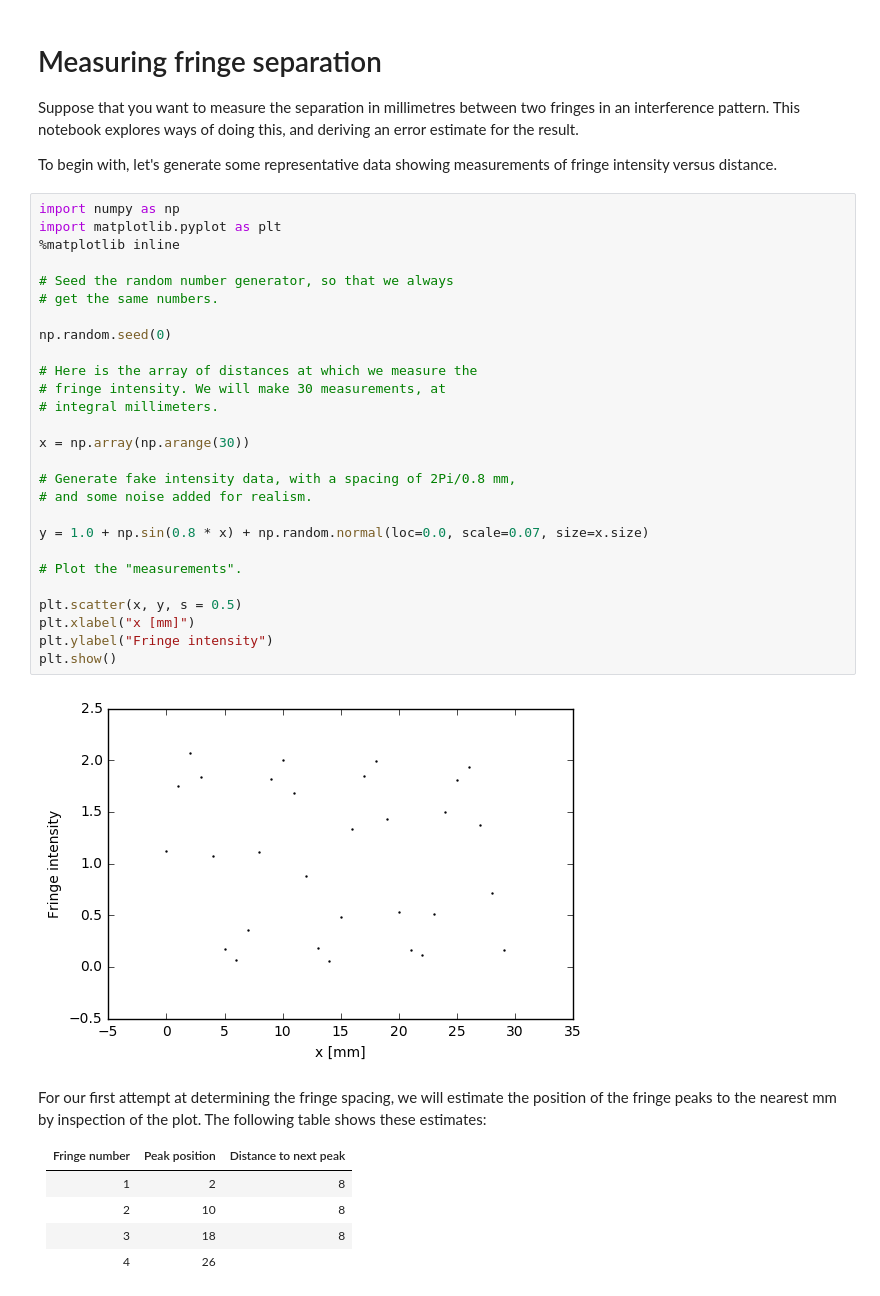
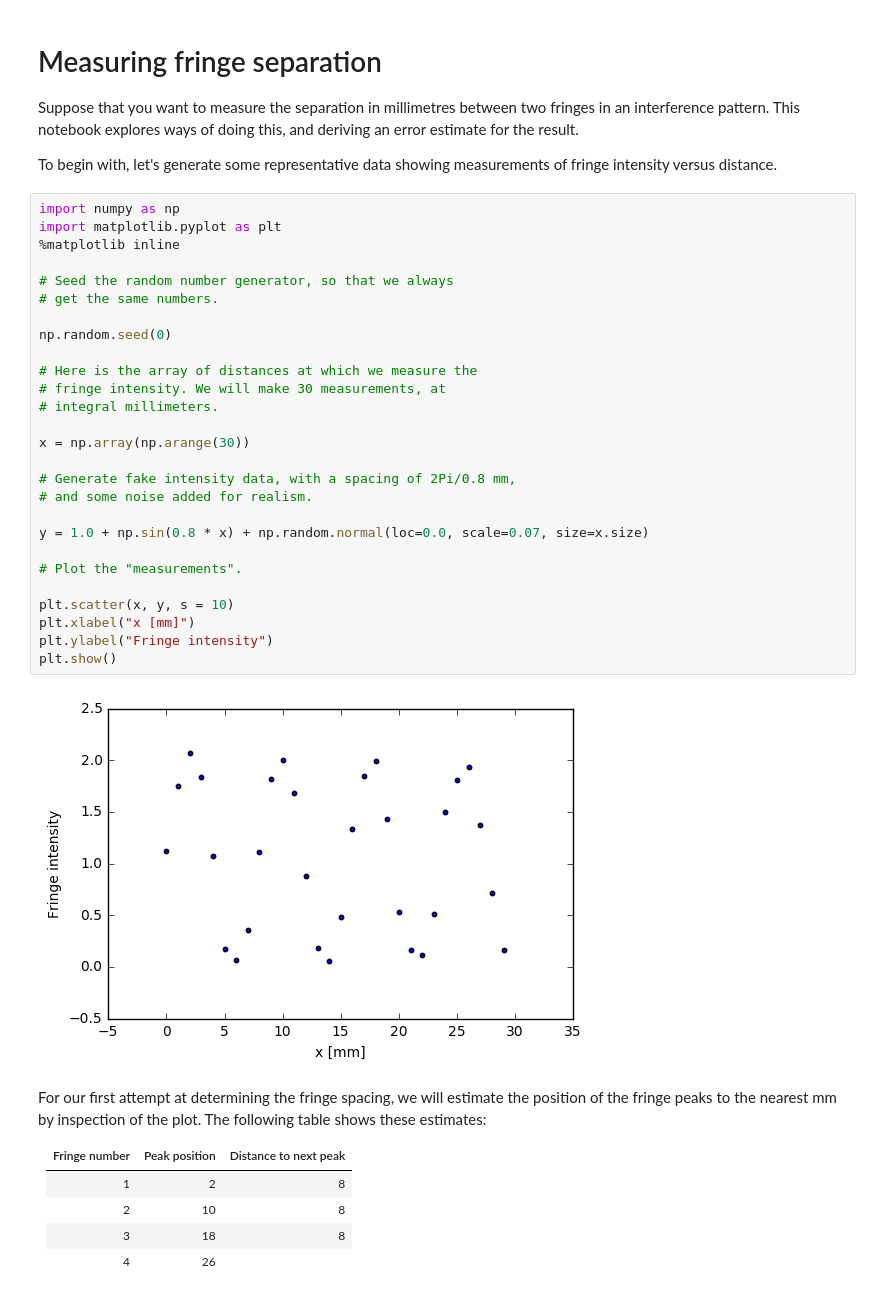
Before and after one commit to phys3112/intro, a Jupyter notebook: mcba11-measuring-fringe-separation.ipynb, the cells around one changed output. Saved outputs shown, nothing was run; the diff lists cells and outputs as text.

```diff
--- a/mcba11-measuring-fringe-separation.ipynb
+++ b/mcba11-measuring-fringe-separation.ipynb
@@ -7,32 +7,32 @@ To begin with, let's generate some representative data showing measurements of f
 # %%
 import numpy as np
 import matplotlib.pyplot as plt
 %matplotlib inline
 
 # Seed the random number generator, so that we always
 # get the same numbers.
 
 np.random.seed(0)
 
 # Here is the array of distances at which we measure the
 # fringe intensity. We will make 30 measurements, at
 # integral millimeters.
 
 x = np.array(np.arange(30))
 
 # Generate fake intensity data, with a spacing of 2Pi/0.8 mm,
 # and some noise added for realism.
 
 y = 1.0 + np.sin(0.8 * x) + np.random.normal(loc=0.0, scale=0.07, size=x.size)
 
 # Plot the "measurements".
 
-plt.scatter(x, y, s = 0.5)
+plt.scatter(x, y, s = 10)
 plt.xlabel("x [mm]")
 plt.ylabel("Fringe intensity")
 plt.show()
 # %% [output]
-[figure, old version]
+[figure, new version]
 # %% [markdown]
 For our first attempt at determining the fringe spacing, we will estimate the position of the fringe peaks to the nearest mm by inspection of the plot. The following table shows these estimates:
 
```
